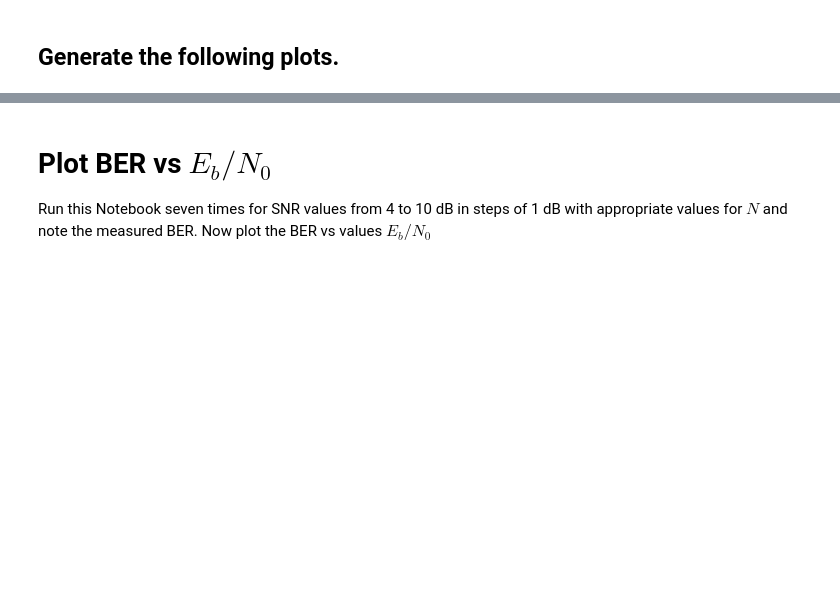
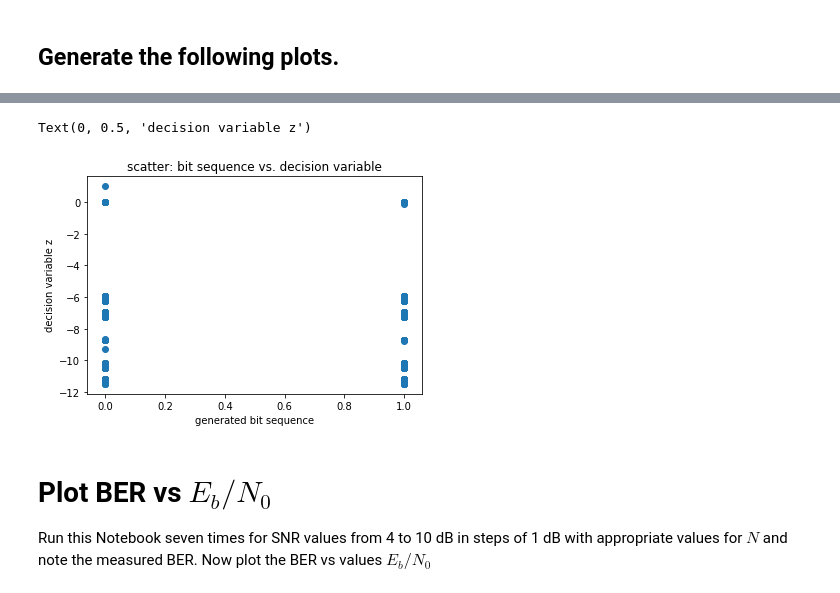
Before and after one commit to alexm-imag/dclab2, a Jupyter notebook: DC_Lab2.ipynb, the cells around one changed output, grey strips where cells are left out. Saved outputs shown, nothing was run; the diff lists cells and outputs as text; code cells hidden in the pictures; blank space fills up the shorter version.

```diff
--- a/DC_Lab2.ipynb
+++ b/DC_Lab2.ipynb
@@ -244,6 +256,13 @@ plt.show()
 # %%
 #Plot the scatter diagram in front of the decision device. Label the axes and provide a title.
 #insert your code below
+plt.scatter(bin_seq, z)
+plt.title('scatter: bit sequence vs. decision variable')
+plt.xlabel('generated bit sequence')
+plt.ylabel('decision variable z')
+# %% [output]
+Text(0, 0.5, 'decision variable z')
+[figure, added]
 # %% [markdown]
 # Plot BER vs $E_b/N_0$
 Run this Notebook seven times for SNR values from 4 to 10 dB in steps of 1 dB with appropriate values for $N$ and note the measured BER.
```
Also changed, not shown: parts of 8 cells of this notebook, 1 other file.
